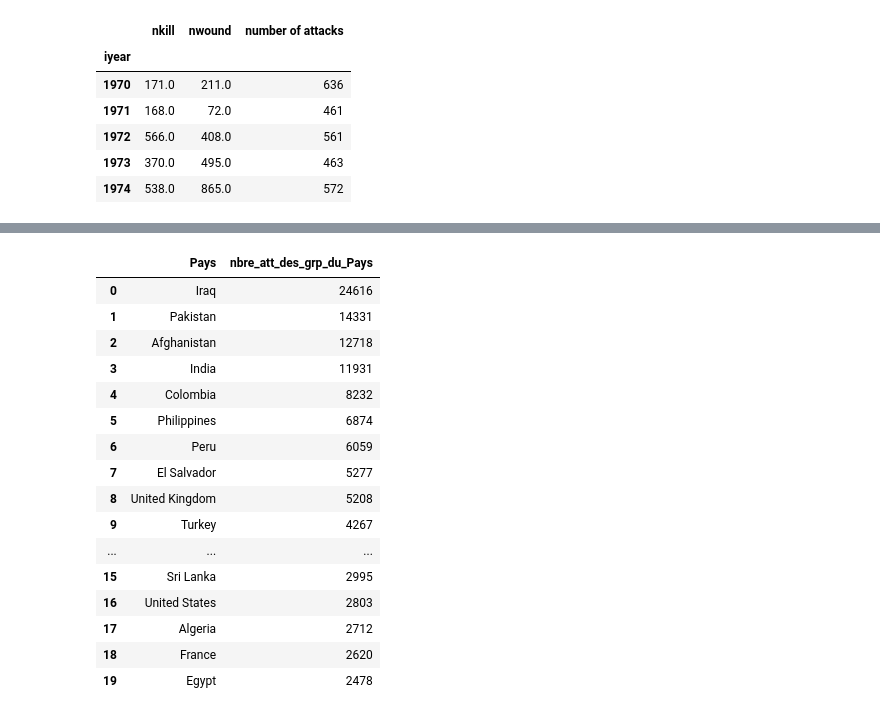
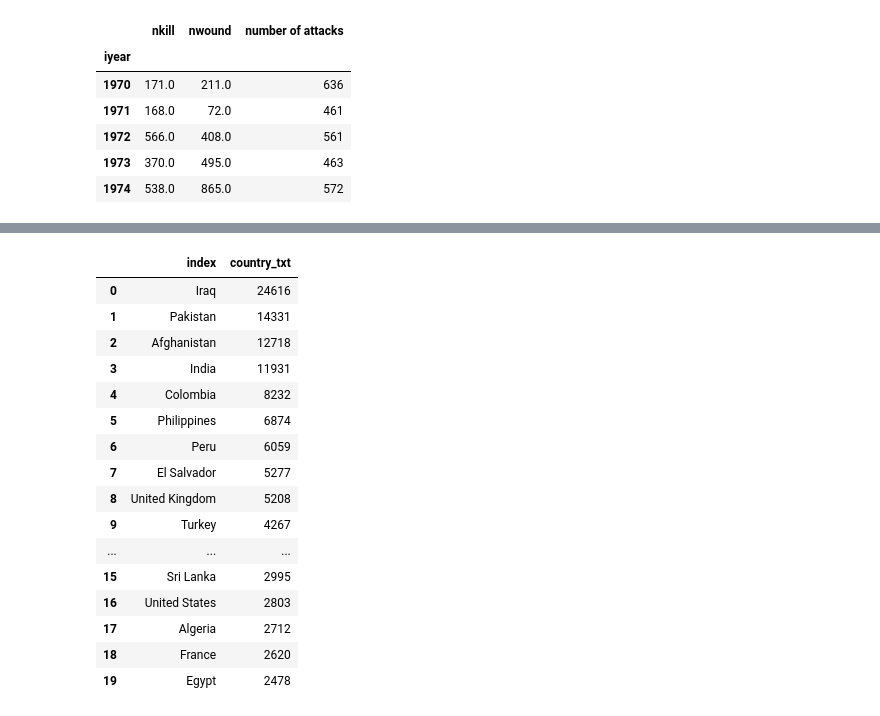
Before and after one commit to Oumar199/TerroristAttackDashboard, a Jupyter notebook: exploration.ipynb, the cells around one changed output, grey strips where cells are left out. Cells and saved outputs as stored; diff of their text form; code cells hidden in the pictures.

```diff
--- a/exploration.ipynb
+++ b/exploration.ipynb
@@ -193,30 +178,22 @@ Name: country_txt, dtype: int64
-# %%
-top_20_country={'Pays':['Iraq','Pakistan','Afghanistan','India','Colombia',
-                        'Philippines','Peru','El Salvador','United Kingdom','Turkey','Somalia','Nigeria',
-                        'Thailand','Yemen','Spain','Sri Lanka','United States','Algeria','France','Egypt'],
-
-               "nbre_att_des_grp_du_Pays":[24616,14331,12718,11931,8232,6874,6059,5277,5208,
-                                           4267,4124,3907,3840,3345,3212,2995,2803,2712,2620,2478
-                                          ] }
-
-top_20_count=pd.DataFrame(top_20_country)
-top_20_count
-# %% [output]
-|  | Pays | nbre_att_des_grp_du_Pays |
-| 0 | Iraq | 24616 |
-| 1 | Pakistan | 14331 |
-| 2 | Afghanistan | 12718 |
-| 3 | India | 11931 |
-| 4 | Colombia | 8232 |
-| 5 | Philippines | 6874 |
-| 6 | Peru | 6059 |
-| 7 | El Salvador | 5277 |
-| 8 | United Kingdom | 5208 |
-| 9 | Turkey | 4267 |
-| ... | ... | ... |
-| 15 | Sri Lanka | 2995 |
-| 16 | United States | 2803 |
-| 17 | Algeria | 2712 |
-| 18 | France | 2620 |
-| 19 | Egypt | 2478 |
+# %%
+top20=top20_country.reset_index()
+top20
+# %% [output]
+|  | index | country_txt |
+| 0 | Iraq | 24616 |
+| 1 | Pakistan | 14331 |
+| 2 | Afghanistan | 12718 |
+| 3 | India | 11931 |
+| 4 | Colombia | 8232 |
+| 5 | Philippines | 6874 |
+| 6 | Peru | 6059 |
+| 7 | El Salvador | 5277 |
+| 8 | United Kingdom | 5208 |
+| 9 | Turkey | 4267 |
+| ... | ... | ... |
+| 15 | Sri Lanka | 2995 |
+| 16 | United States | 2803 |
+| 17 | Algeria | 2712 |
+| 18 | France | 2620 |
+| 19 | Egypt | 2478 |
 # %%
```
Also changed, not shown: parts of 36 cells of this notebook.
